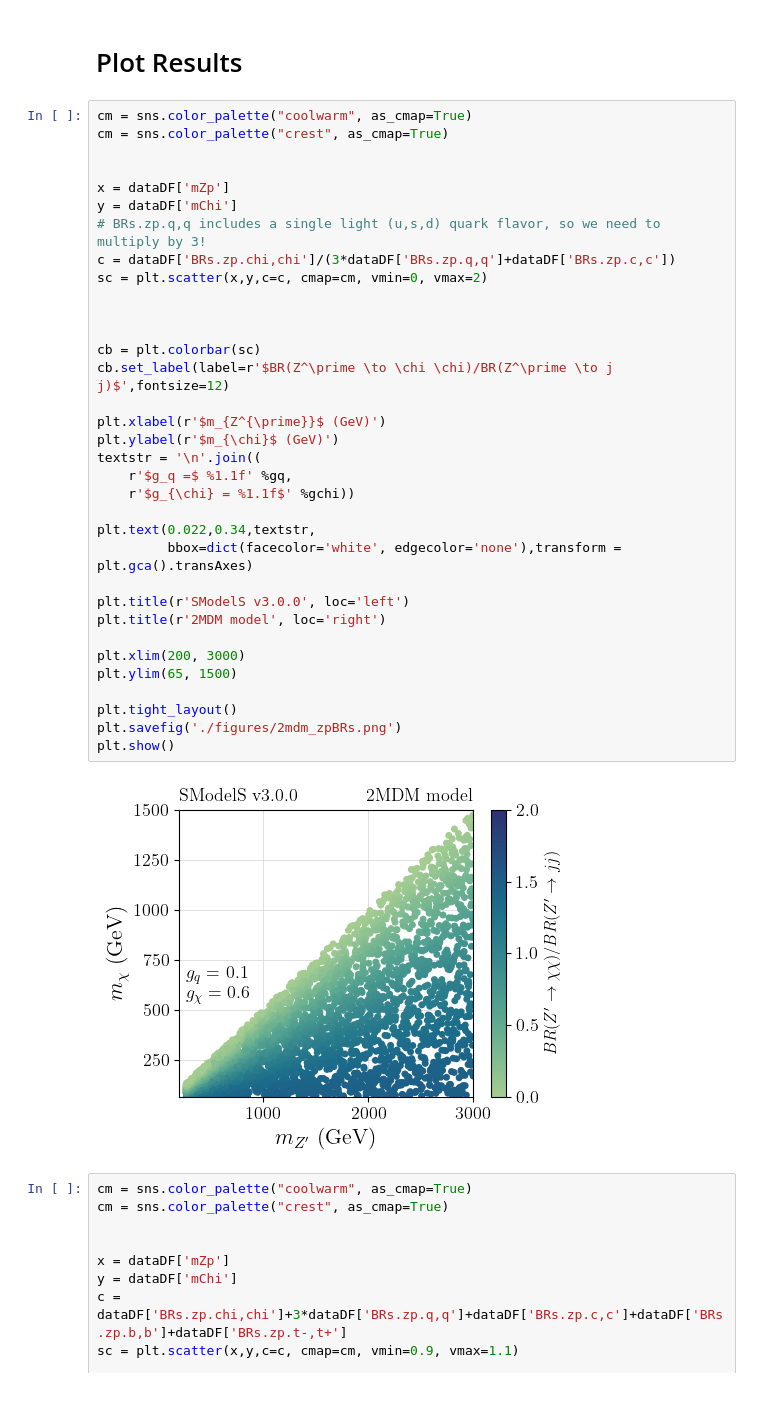
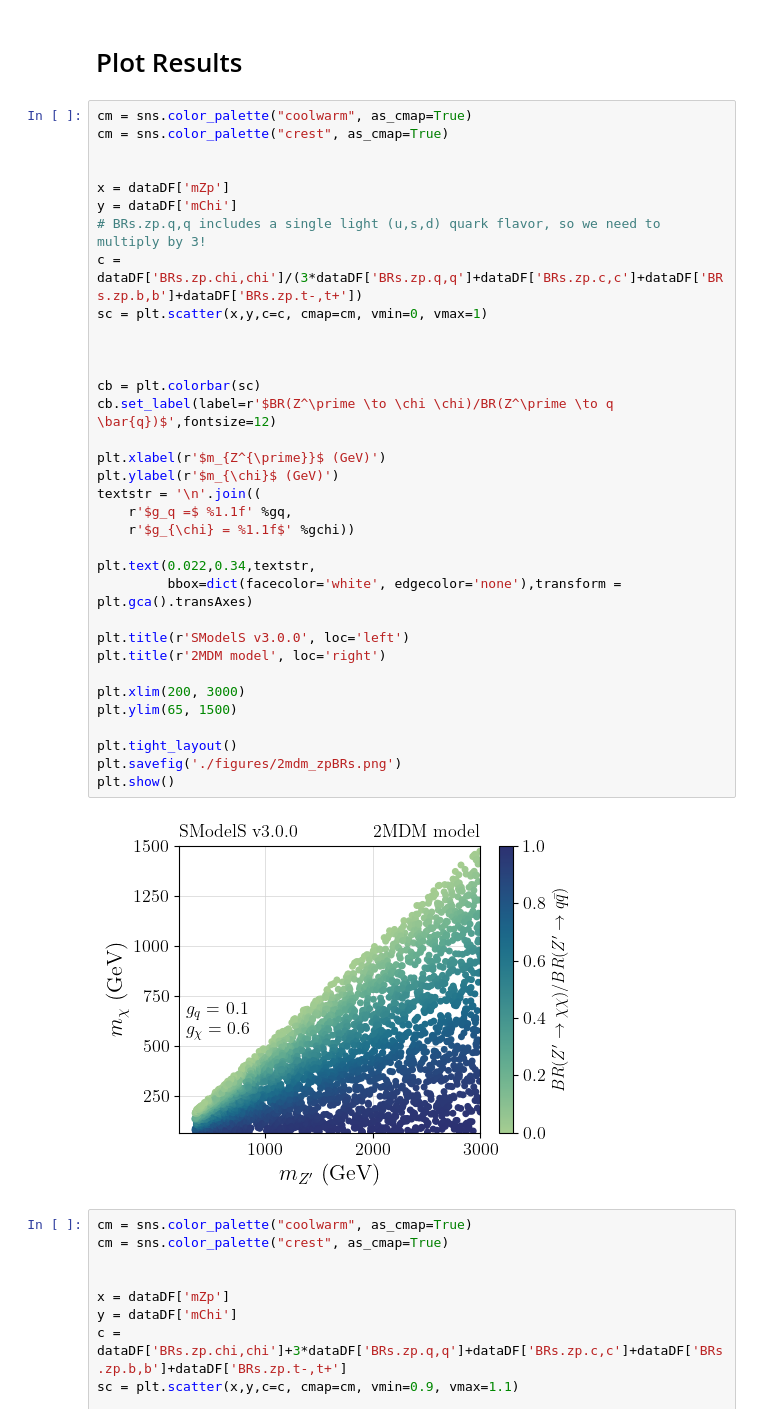
Before and after one commit to SModelS/smodelsv3-paper, a Jupyter notebook: notebooks/2MDM-scan-brs.ipynb, the cells around one changed output. Cells and saved outputs as stored; diff of their text form.

Commit message:
Added new plots and fixed Zp BR plot

```diff
--- a/notebooks/2MDM-scan-brs.ipynb
+++ b/notebooks/2MDM-scan-brs.ipynb
@@ -51,37 +51,37 @@ cm = sns.color_palette("coolwarm", as_cmap=True)
 cm = sns.color_palette("crest", as_cmap=True)
 
 
 x = dataDF['mZp']
 y = dataDF['mChi']
 # BRs.zp.q,q includes a single light (u,s,d) quark flavor, so we need to multiply by 3!
-c = dataDF['BRs.zp.chi,chi']/(3*dataDF['BRs.zp.q,q']+dataDF['BRs.zp.c,c'])
-sc = plt.scatter(x,y,c=c, cmap=cm, vmin=0, vmax=2)
+c = dataDF['BRs.zp.chi,chi']/(3*dataDF['BRs.zp.q,q']+dataDF['BRs.zp.c,c']+dataDF['BRs.zp.b,b']+dataDF['BRs.zp.t-,t+'])
+sc = plt.scatter(x,y,c=c, cmap=cm, vmin=0, vmax=1)
 
 
 
 cb = plt.colorbar(sc)
-cb.set_label(label=r'$BR(Z^\prime \to \chi \chi)/BR(Z^\prime \to j j)$',fontsize=12)
+cb.set_label(label=r'$BR(Z^\prime \to \chi \chi)/BR(Z^\prime \to q \bar{q})$',fontsize=12)
 
 plt.xlabel(r'$m_{Z^{\prime}}$ (GeV)')
 plt.ylabel(r'$m_{\chi}$ (GeV)')
 textstr = '\n'.join((
     r'$g_q =$ %1.1f' %gq,
     r'$g_{\chi} = %1.1f$' %gchi))
 
 plt.text(0.022,0.34,textstr,
          bbox=dict(facecolor='white', edgecolor='none'),transform = plt.gca().transAxes)
 
 plt.title(r'SModelS v3.0.0', loc='left')
 plt.title(r'2MDM model', loc='right')
 
 plt.xlim(200, 3000)
 plt.ylim(65, 1500)
 
 plt.tight_layout()
 plt.savefig('./figures/2mdm_zpBRs.png')
 plt.show()
 # %% [output]
-[figure, old version]
+[figure, new version]
 # %%
 cm = sns.color_palette("coolwarm", as_cmap=True)
 cm = sns.color_palette("crest", as_cmap=True)
```
Also changed, not shown: 5 other files.
